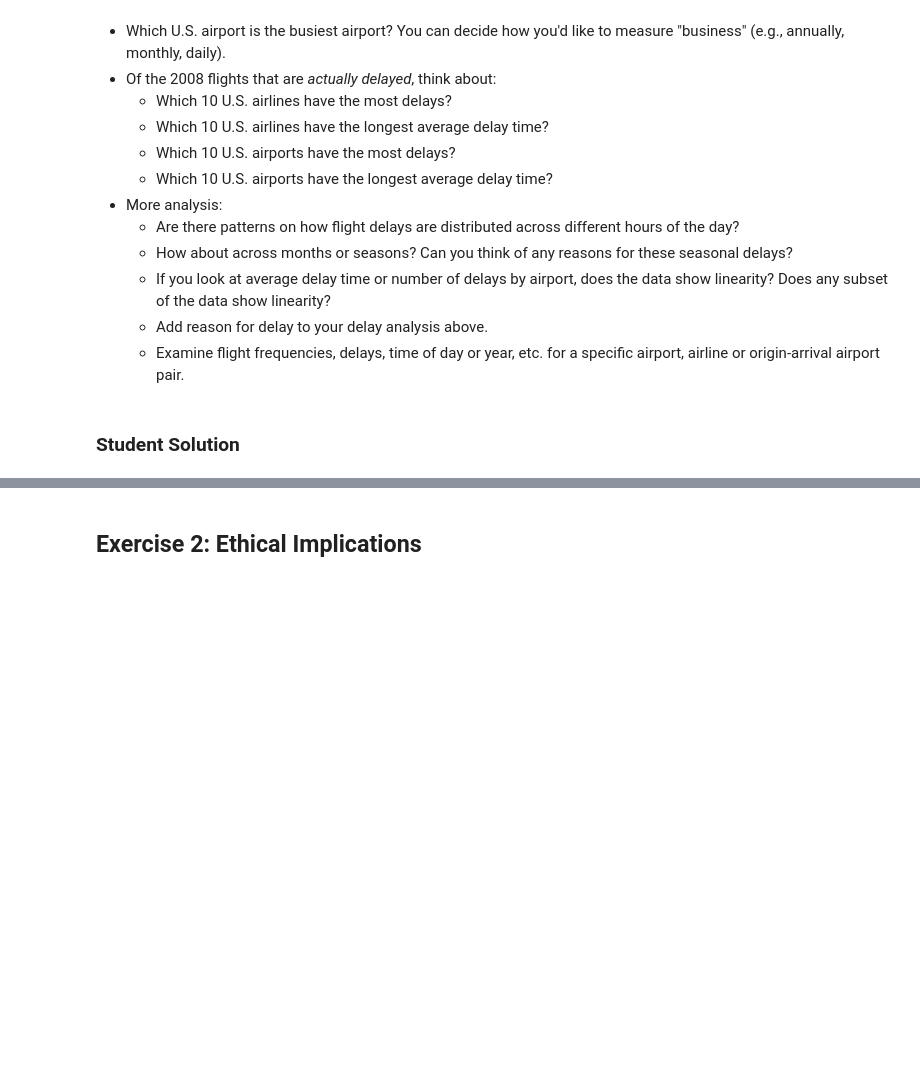
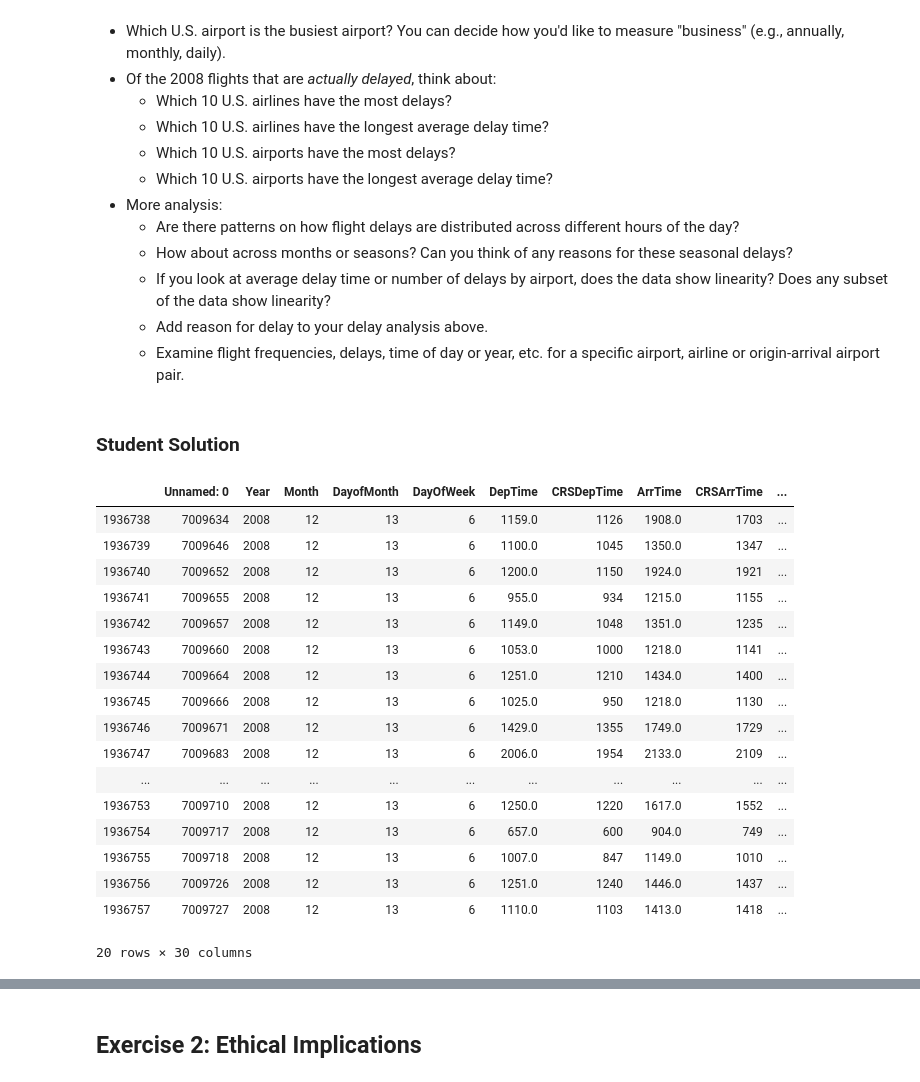
Before and after one commit to rofifahnurul/bangkit-exercise, a Jupyter notebook: Project_Data_Processing.ipynb, the cells around one changed output, grey strips where cells are left out. Cells and saved outputs as stored; diff of their text form; code cells hidden in the pictures; blank space fills up the shorter version.

Commit message:
Check first 7 columns

```diff
--- a/Project_Data_Processing.ipynb
+++ b/Project_Data_Processing.ipynb
@@ -66,3 +66,28 @@ Demonstrations of competency:
 # understands what you are doing!
 
 print("Good luck!")
+# %%
+#Acquiring data
+import pandas as pd
+
+df = pd.read_csv('data/airline_delayed.csv')
+df.tail(20)
+# %% [output]
+|  | Unnamed: 0 | Year | Month | DayofMonth | DayOfWeek | DepTime | CRSDepTime | ArrTime | CRSArrTime | ... |
+| 1936738 | 7009634 | 2008 | 12 | 13 | 6 | 1159.0 | 1126 | 1908.0 | 1703 | ... |
+| 1936739 | 7009646 | 2008 | 12 | 13 | 6 | 1100.0 | 1045 | 1350.0 | 1347 | ... |
+| 1936740 | 7009652 | 2008 | 12 | 13 | 6 | 1200.0 | 1150 | 1924.0 | 1921 | ... |
+| 1936741 | 7009655 | 2008 | 12 | 13 | 6 | 955.0 | 934 | 1215.0 | 1155 | ... |
+| 1936742 | 7009657 | 2008 | 12 | 13 | 6 | 1149.0 | 1048 | 1351.0 | 1235 | ... |
+| 1936743 | 7009660 | 2008 | 12 | 13 | 6 | 1053.0 | 1000 | 1218.0 | 1141 | ... |
+| 1936744 | 7009664 | 2008 | 12 | 13 | 6 | 1251.0 | 1210 | 1434.0 | 1400 | ... |
+| 1936745 | 7009666 | 2008 | 12 | 13 | 6 | 1025.0 | 950 | 1218.0 | 1130 | ... |
+| 1936746 | 7009671 | 2008 | 12 | 13 | 6 | 1429.0 | 1355 | 1749.0 | 1729 | ... |
+| 1936747 | 7009683 | 2008 | 12 | 13 | 6 | 2006.0 | 1954 | 2133.0 | 2109 | ... |
+| ... | ... | ... | ... | ... | ... | ... | ... | ... | ... | ... |
+| 1936753 | 7009710 | 2008 | 12 | 13 | 6 | 1250.0 | 1220 | 1617.0 | 1552 | ... |
+| 1936754 | 7009717 | 2008 | 12 | 13 | 6 | 657.0 | 600 | 904.0 | 749 | ... |
+| 1936755 | 7009718 | 2008 | 12 | 13 | 6 | 1007.0 | 847 | 1149.0 | 1010 | ... |
+| 1936756 | 7009726 | 2008 | 12 | 13 | 6 | 1251.0 | 1240 | 1446.0 | 1437 | ... |
+| 1936757 | 7009727 | 2008 | 12 | 13 | 6 | 1110.0 | 1103 | 1413.0 | 1418 | ... |
+20 rows × 30 columns
```
Also changed, not shown: parts of 17 cells of this notebook.
